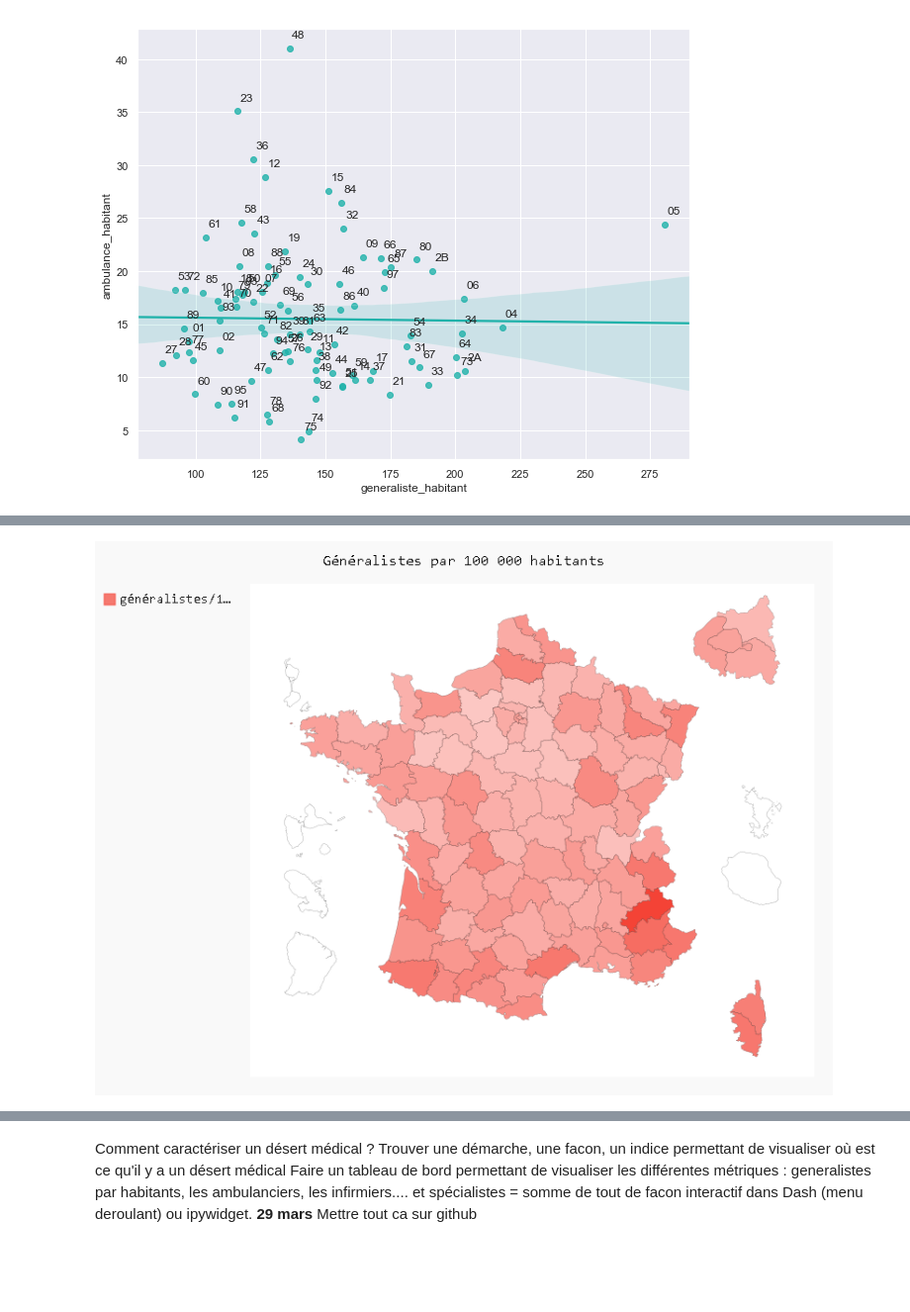
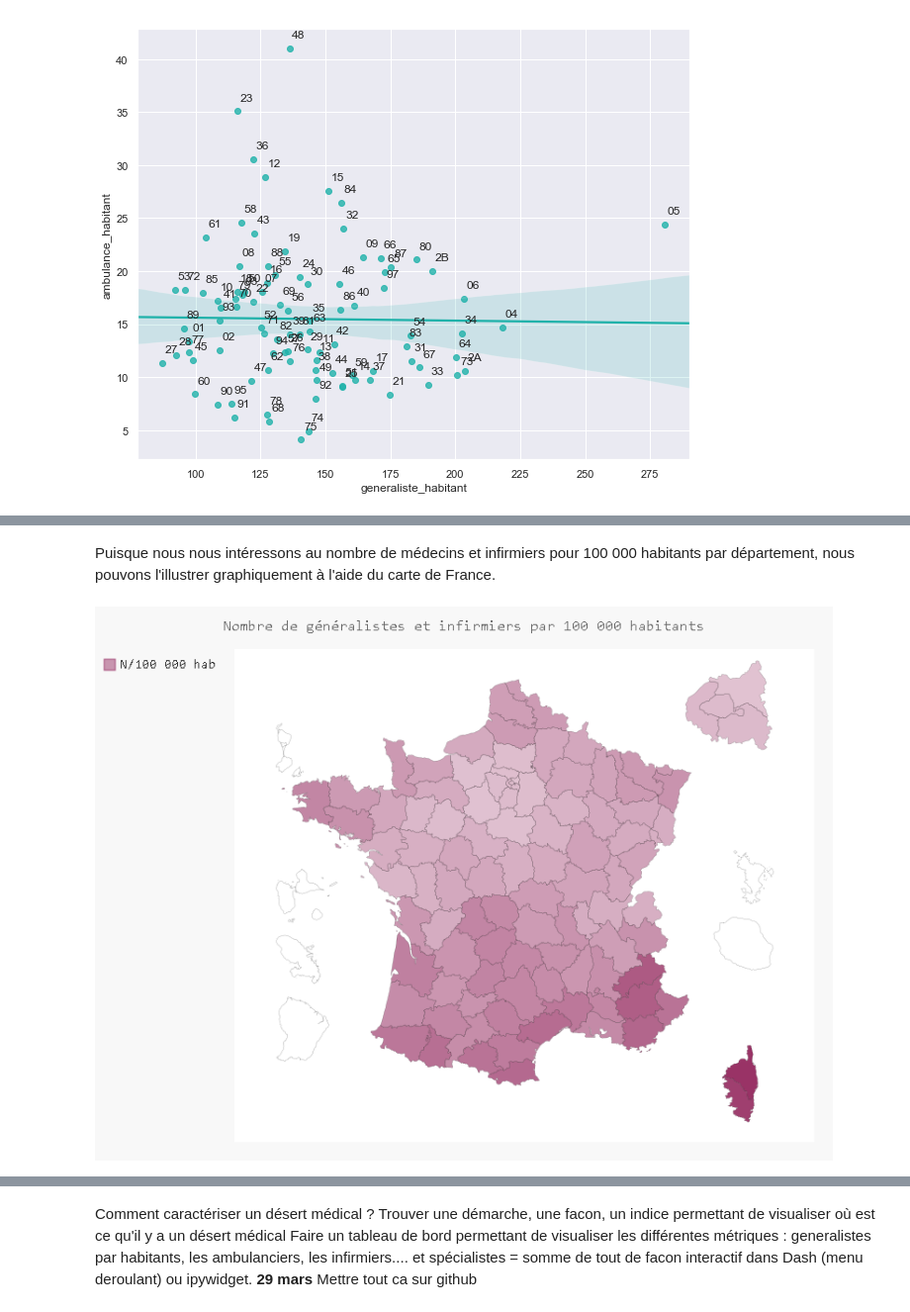
Before and after one commit to MarieMartin723/deserts-medicaux, a Jupyter notebook: notebooks/analyse_deserts.ipynb, the cells around one changed output, grey strips where cells are left out. Shown at 99% size. Drawn from its saved outputs; the diff is of its cells as text; code cells hidden in the pictures; blank space fills up the shorter version.

```diff
--- a/notebooks/analyse_deserts.ipynb
+++ b/notebooks/analyse_deserts.ipynb
@@ -188,7 +266,7 @@ dept_df = (analyse_df
 metiers = ['ambulance', 'analyse_medicale', 'autre',
        'autre_specialiste', 'chirurgien', 'dentiste', 'generaliste',
        'hopital', 'infirmiers', 'organe', 'radiologue',
-       'reeducateur_podologue']
+       'reeducateur_podologue','medecin_infirmier']
 for i in metiers :
     dept_df[i+'_habitant'] = 100_000* dept_df[i] / dept_df.NBPERSMENFISC15
 # %%
@@ -266,5 +347,3 @@ pd.concat([
 | 2A | 123172.0 | 203.780080 |
 | 04 | 156728.5 | 218.211748 |
 | 05 | 135089.5 | 280.554743 |
-# %%
-dept_df['infirmiers_habitant'] = 100_000 * dept_df.infirmiers / dept_df.NBPERSMENFISC15
@@ -297,2 +377,0 @@ Pour le nombre d'entreprises d'ambulance pour 100 000 habitants
-# %%
-dept_df['ambulance_habitant'] = 100_000 * dept_df.ambulance / dept_df.NBPERSMENFISC15
@@ -324,11 +405,14 @@ for i in range(dept_df.shape[0]):
+# %% [markdown]
+Puisque nous nous intéressons au nombre de médecins et infirmiers pour 100 000 habitants par département, nous pouvons l'illustrer graphiquement à l'aide du carte de France.
 # %%
-dictionnaire = dept_df['generaliste_habitant'].to_dict()
+dictionnaire = dept_df['medecin_infirmier_habitant'].to_dict()
 # %%
-fr_chart = pygal.maps.fr.Departments(human_readable = True)
-fr_chart.title = 'Généralistes par 100 000 habitants'
-fr_chart.add(title = 'généralistes/100 000 hab', values = dictionnaire)
+fr_style = RS('#993366', base_style=LCS)
+fr_chart = pygal.maps.fr.Departments(human_readable = True, style = fr_style)
+fr_chart.title = 'Nombre de généralistes et infirmiers par 100 000 habitants'
+fr_chart.add(title = 'N/100 000 hab', values = dictionnaire)
 # %% [output]
-[figure, old version]
+[figure, new version]
 # %%
 html_pygal = """
 <!DOCTYPEg>
```
Also changed, not shown: parts of 54 cells of this notebook.
